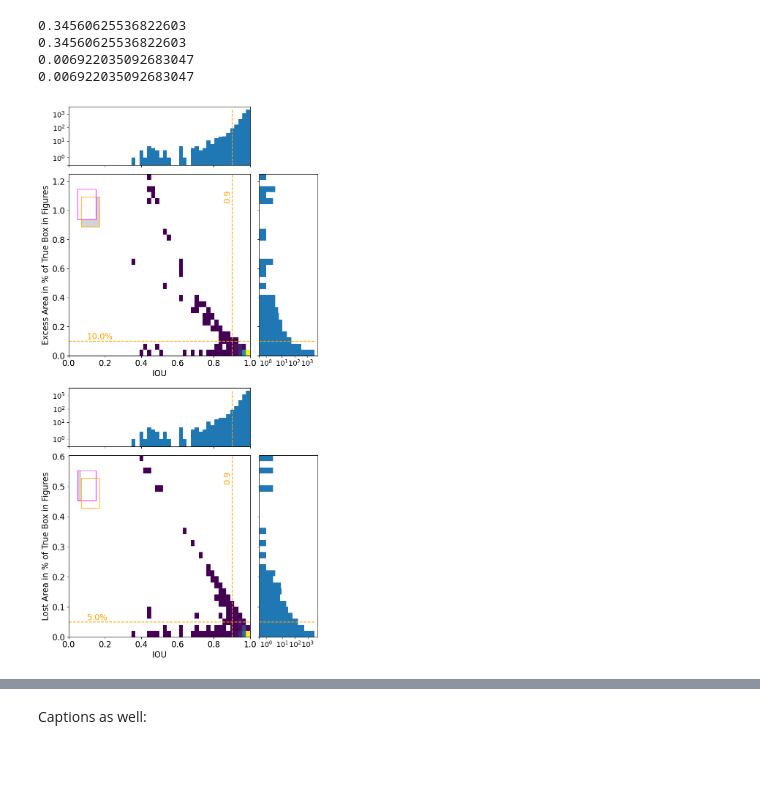
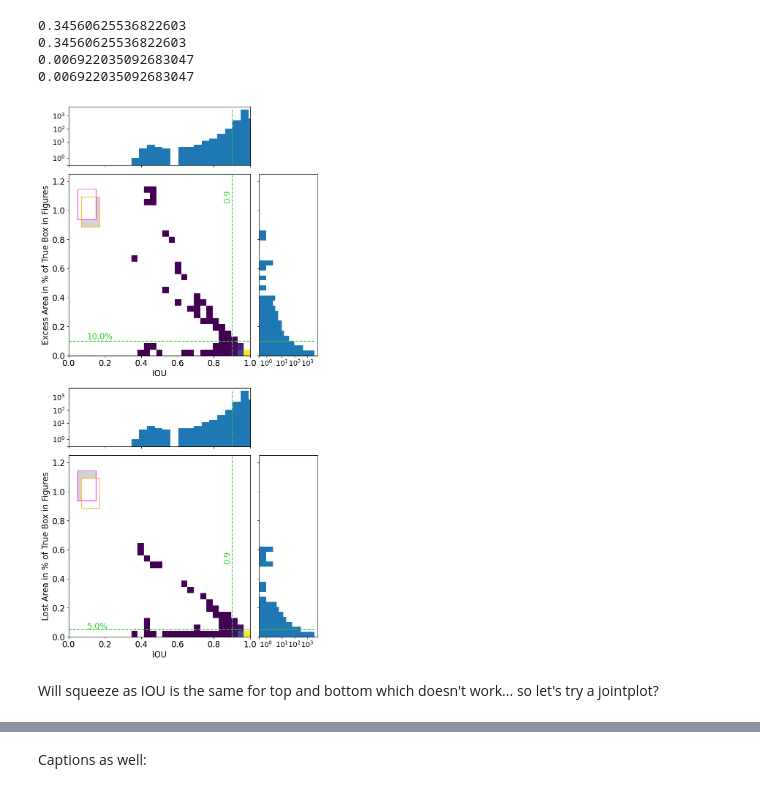
Before and after one commit to ReadingTimeMachine/digitization_at_high_localization, a Jupyter notebook: iou_vs_metrics_of_interest.ipynb, the cells around one changed output, grey strips where cells are left out. Cells and saved outputs as stored; diff of their text form; code cells hidden in the pictures; blank space fills up the shorter version.

```diff
--- a/iou_vs_metrics_of_interest.ipynb
+++ b/iou_vs_metrics_of_interest.ipynb
@@ -417,6 +419,12 @@ axes_labelsize = 14
 
 # 1x4
 nbins = 30
+
+xlims = (0,1)
+ylims = (0, 1.25)
+
+#(x_edges, y_edges = bins)
+nbins = [np.linspace(xlims[0],xlims[1],nbins), np.linspace(ylims[0],ylims[1],nbins)]
 
 nPlots = 2
 # start with a rectangular Figure
@@ -490,30 +498,33 @@ cfound='orange'
 # scales
 bx1 = 0.0; bx2 = 1.0; by1 = 0.0; by2 = 1.2
 
+#lines_text_color = 'darkolivegreen'
+lines_text_color = 'limegreen'
 
 
 for x,y,axScatter,axHistx,axHisty,ytit,xp,yp,tp in zip(xs,ys,axScatters,axHistxs,axHistys,ytits,xps,yps,type_plot):
     # the scatter plot:
     axScatter.hist2d(x,y, cmap='viridis',cmin=1, bins=nbins)
     #axScatter.set_xlim((x.min(),x.max()))
-    axScatter.set_xlim((0,1))
-    axScatter.set_ylim((y.min(),y.max()))
+    axScatter.set_xlim(xlims)
+    #axScatter.set_ylim((y.min(),y.max()))
+    axScatter.set_ylim(ylims)
     axScatter.set_xlabel('IOU')
     axScatter.set_ylabel(ytit)
-    axScatter.plot([xp,xp],axScatter.get_ylim(),'--', color='orange')
-    axScatter.plot(axScatter.get_xlim(),[yp,yp],'--', color='orange')
+    axScatter.plot([xp,xp],axScatter.get_ylim(),'--', color=lines_text_color)
+    axScatter.plot(axScatter.get_xlim(),[yp,yp],'--', color=lines_text_color)
 
     # where do x/y text live?
-    axScatter.text(0.1,yp+0.01*(y.max()-y.min()), str(round(yp*100,2))+'%',color='orange')
-    axScatter.text(xp-0.05, 0.85*(y.max()-y.min()), str(round(xp,3)),color='orange',rotation=90)
+    axScatter.text(0.1,yp+0.01*(y.max()-y.min()), str(round(yp*100,2))+'%',color=lines_text_color)
+    axScatter.text(xp-0.05, 0.85*(y.max()-y.min()), str(round(xp,3)),color=lines_text_color,rotation=90)
 
     # x-side histogram
-    axHistx.hist(x, bins=nbins)
-    axHistx.plot([xp,xp],axHistx.get_ylim(),'--', color='orange')
+    axHistx.hist(x, bins=nbins[1])
+    axHistx.plot([xp,xp],axHistx.get_ylim(),'--', color=lines_text_color)
 
     # y-side histogram
-    axHisty.hist(y, bins=nbins, orientation='horizontal')
-    axHisty.plot(axHisty.get_xlim(),[yp,yp],'--', color='orange')
+    axHisty.hist(y, bins=nbins[0], orientation='horizontal')
+    axHisty.plot(axHisty.get_xlim(),[yp,yp],'--', color=lines_text_color)
 
     axHistx.set_xlim(axScatter.get_xlim())
     axHisty.set_ylim(axScatter.get_ylim())
@@ -556,7 +567,7 @@ for x,y,axScatter,axHistx,axHisty,ytit,xp,yp,tp in zip(xs,ys,axScatters,axHistxs
         axScatter.add_patch(recte1)
         # second
         x1e2 = x1f; x2e2 = x2t
-        y1e2 = y1f; y2e2 = y2f
+        y1e2 = y2f; y2e2 = y2t
         recte2 = pt.Rectangle((x1e2, y1e2), x2e2 - x1e2, y2e2 - y1e2, linewidth=0, edgecolor=None,
                                  facecolor='lightgray')
         axScatter.add_patch(recte2)
@@ -581,31 +592,33 @@ for axHistx in axHistxs:
 for axHisty in axHistys:
     axHisty.yaxis.set_major_formatter(nullfmt)
 
 
 fig.canvas.draw() # to get tick marks
 for axHisty in axHistys:
     # set no 0 for sym log
     yxticks = ['']
     for t in axHisty.get_xticklabels()[1:]:
         #print(t)
         yxticks.append(t.get_text())
     axHisty.set_xticks(axHisty.get_xticks().tolist())
     axHisty.set_xticklabels(yxticks)
     axHisty.tick_params(axis='both', which='both', labelsize=axes_labelsize)
 
 for axHistx in axHistxs:
     # set no 0 for sym log
     yxticks = ['']
     for t in axHistx.get_yticklabels()[1:]:
         yxticks.append(t.get_text())
     axHistx.set_yticks(axHistx.get_yticks().tolist())
     axHistx.set_yticklabels(yxticks)
     axHistx.tick_params(axis='both', which='both', labelsize=axes_labelsize)
 
 
 #fig.tight_layout()
 fig.savefig(save_fig_name_base + 'defined_figs.pdf')
 
 plt.show()
 # %% [output]
-[figure, old version]
+[figure, new version]
+# %% [markdown]
+Will squeeze as IOU is the same for top and bottom which doesn't work... so let's try a jointplot?
```
Also changed, not shown: parts of 9 cells of this notebook.
